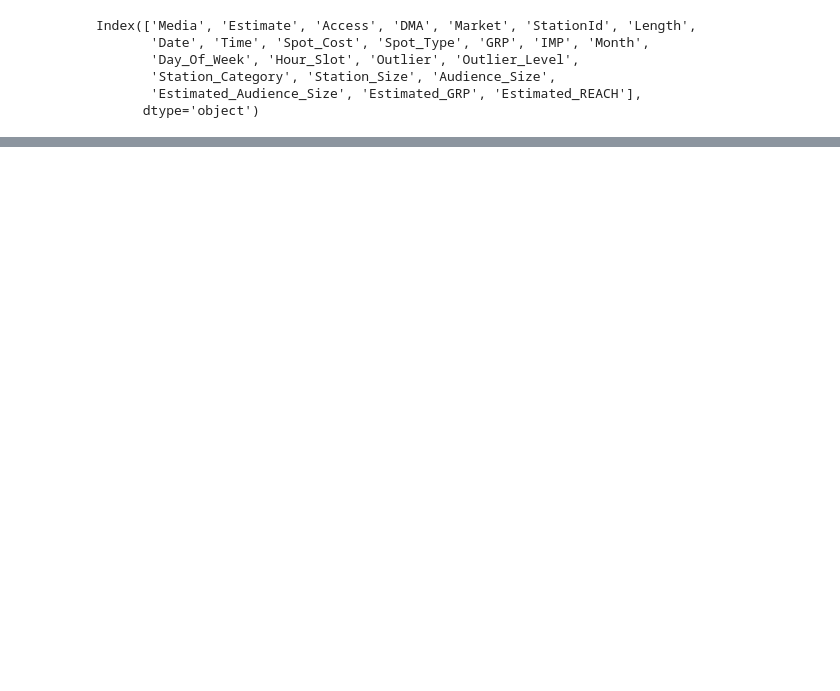
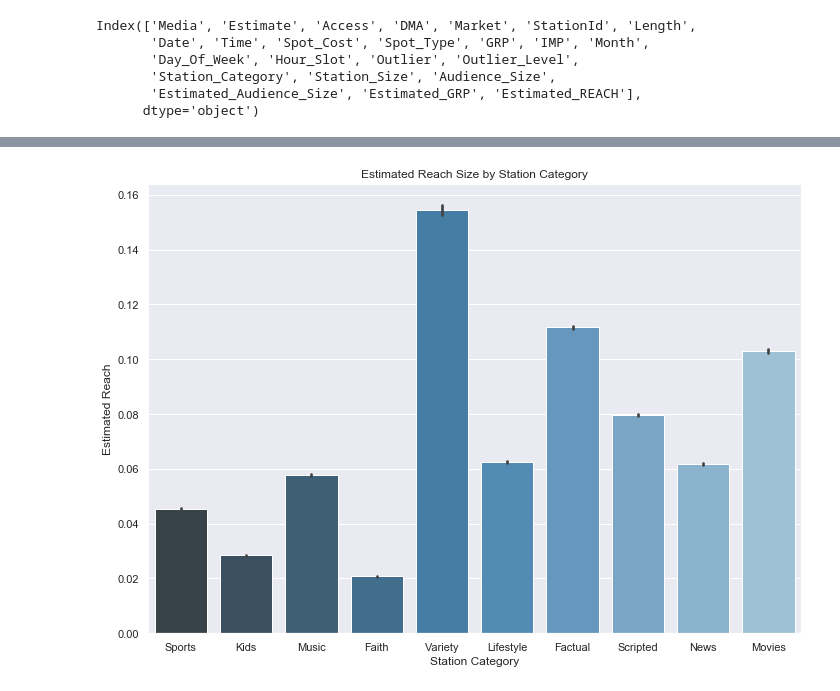
Before and after one commit to neonflux56/Direct_Avenue_GRP_Project, a Jupyter notebook: Code/alex_insights.ipynb, the cells around one changed output, grey strips where cells are left out. Saved outputs shown, nothing was run; the diff lists cells and outputs as text; code cells hidden in the pictures; blank space fills up the shorter version.

```diff
--- a/Code/alex_insights.ipynb
+++ b/Code/alex_insights.ipynb
@@ -60,0 +66,9 @@ print(np.sqrt(MSE(scaler_y.inverse_transform(y_test), preds)))
+# %%
+sns.barplot('Station_Category', 'Estimated_REACH', order=list(ticks), palette=("Blues_d"),
+                 data=dat)
+plt.title('Estimated Reach Size by Station Category')
+plt.xlabel('Station Category')
+plt.ylabel('Estimated Reach')
+plt.show()
+# %% [output]
+[figure, added]
```
Also changed, not shown: parts of 16 cells of this notebook, 2 other files.
